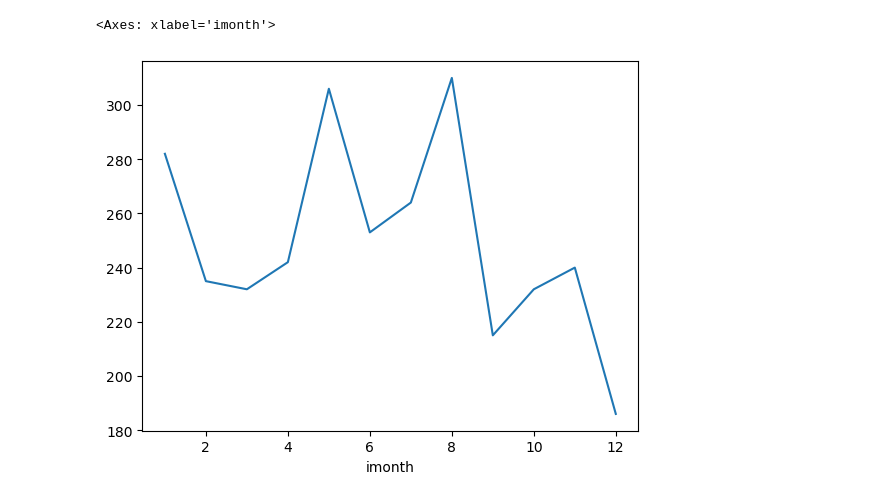
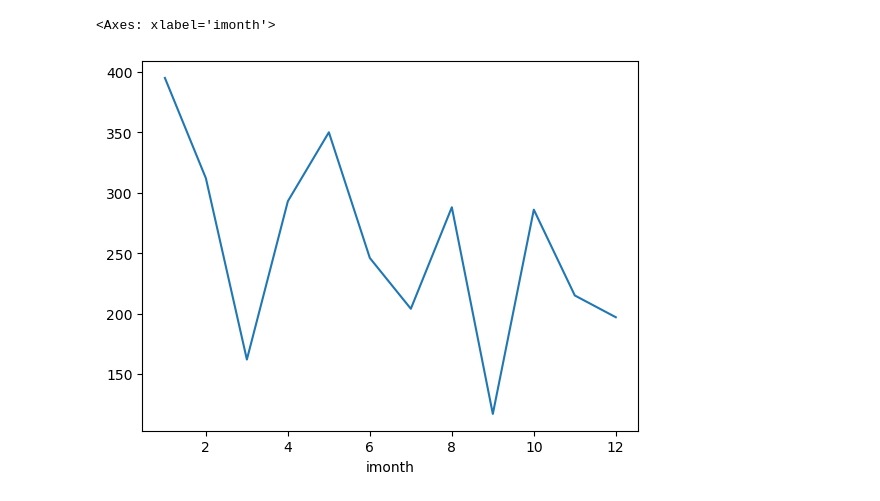
Before and after one commit to jessetjohnson17/special_tools, a Jupyter notebook: shap.ipynb, the cells around one changed output. Saved outputs shown, nothing was run; the diff lists cells and outputs as text; code cells hidden in the pictures.

```diff
--- a/shap.ipynb
+++ b/shap.ipynb
@@ -8,8 +8,14 @@ from sklearn.model_selection import train_test_split
 # "Based [kernel] SHAPiro doesn't care about your feelings"
 # %%
 df = pd.read_csv('incident_records.csv')
+df = df.sort_values('nkill', ascending=False)
+df = df.drop([340, 341, 342, 343])              # Dropped Sep 11, 2001 as an extreme outlier
+
+cols_to_join = ['iyear','imonth']
+df['date'] = df[cols_to_join].astype(str).agg('-'.join, axis=1)
+
 
 df['casualties'] = df['nkill'].apply(lambda x: 1 if x > 0 else 0)
 
-df.sample(10)
+df.head()
 # %% [output]
@@ -29,7 +54,6 @@ feat_cols = ['']
 # %%
 import matplotlib.pyplot as plt
-
-df.groupby('imonth')['iday'].count().plot()
+df.groupby('imonth')['nkill'].sum().plot()
 # %% [output]
 <Axes: xlabel='imonth'>
-[figure, old version]
+[figure, new version]
```
Also changed, not shown: parts of 7 cells of this notebook, 1 other file.
